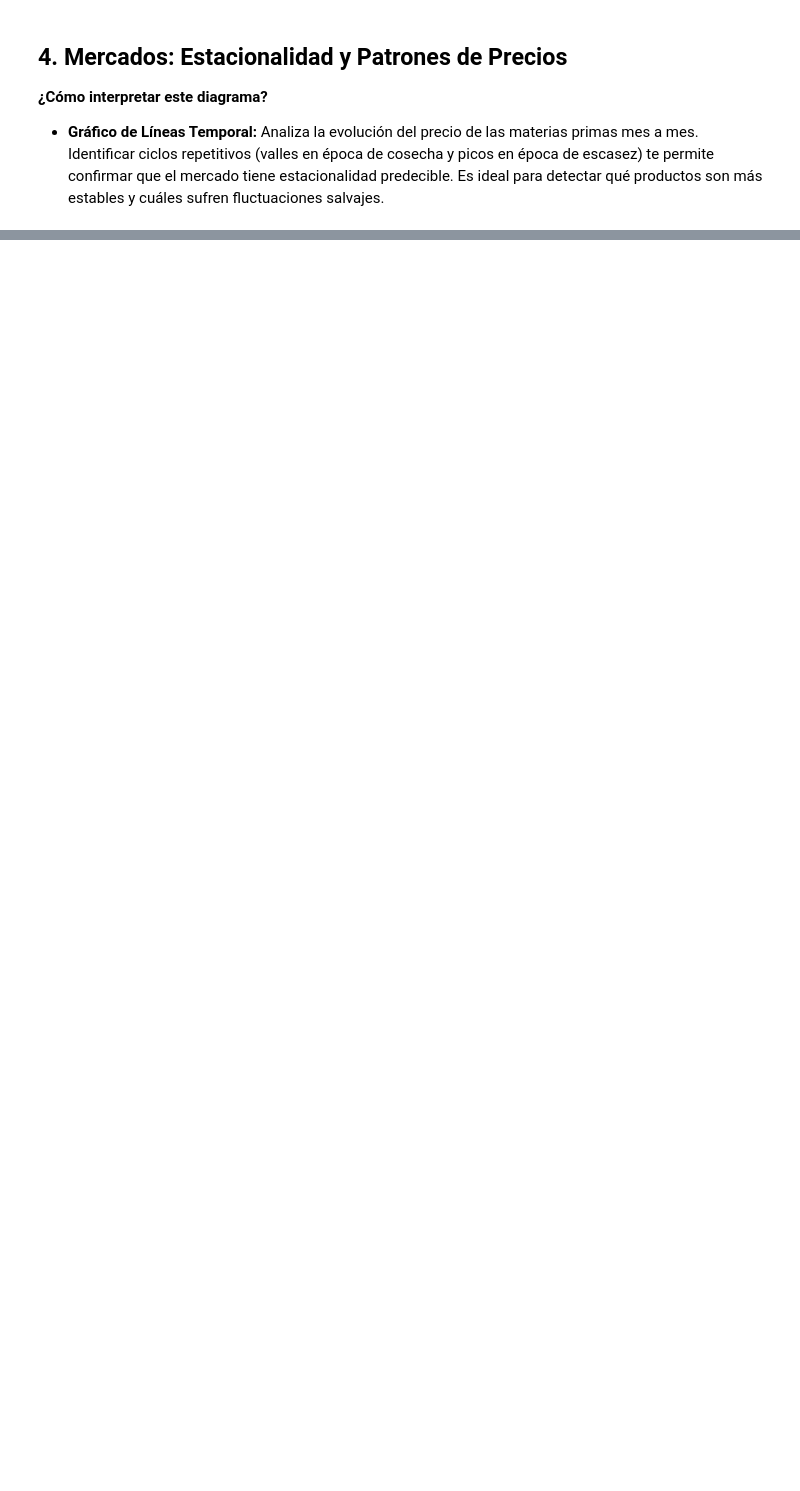
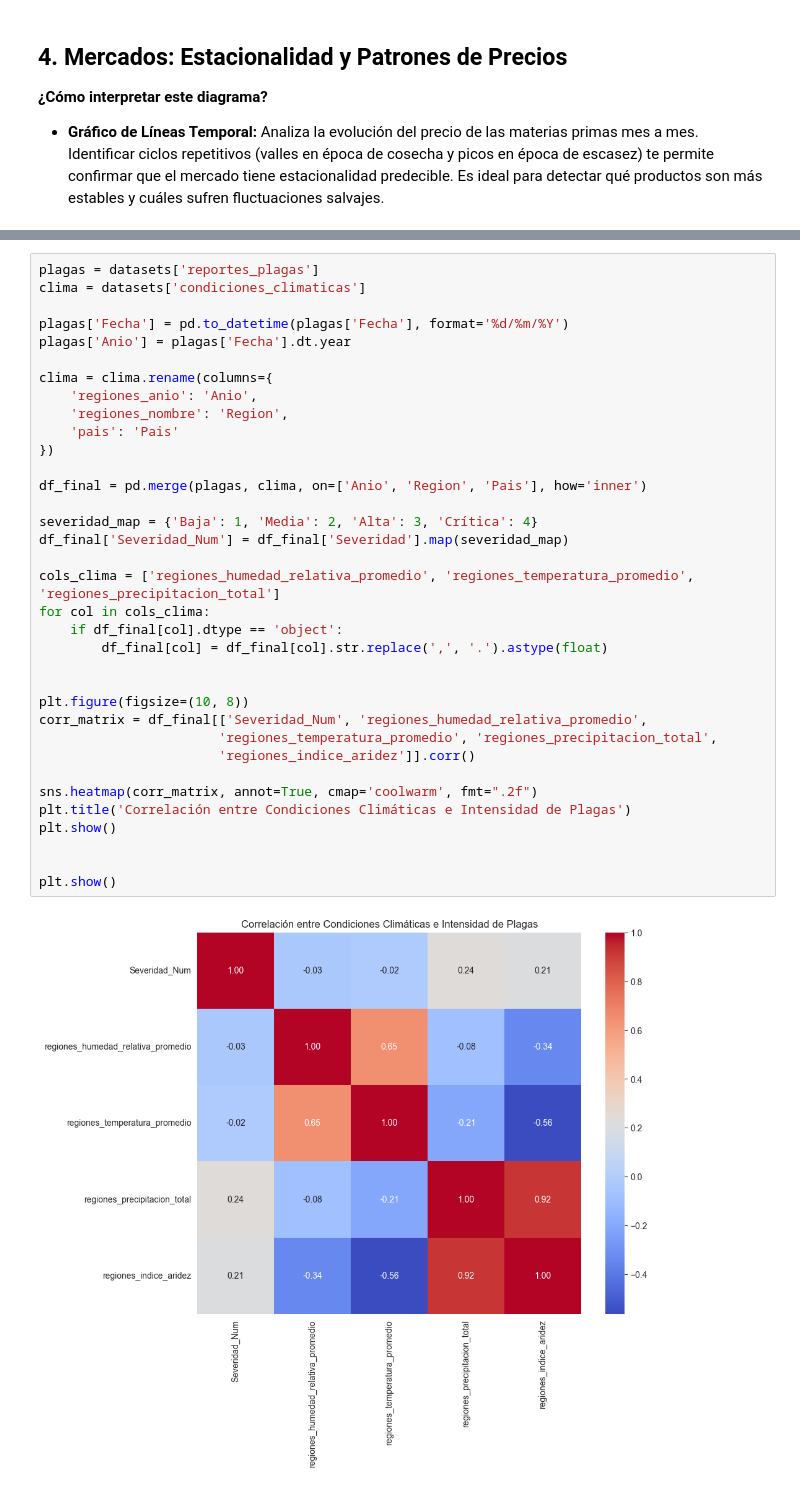
Before and after one commit to AitorBarrera/SBD_Trabajo_Final, a Jupyter notebook: Codigo.ipynb, the cells around one changed output, grey strips where cells are left out. Saved outputs shown, nothing was run; the diff lists cells and outputs as text; blank space fills up the shorter version.

```diff
--- a/Codigo.ipynb
+++ b/Codigo.ipynb
@@ -1776,0 +1802,37 @@ plt.show()
+# %%
+plagas = datasets['reportes_plagas']
+clima = datasets['condiciones_climaticas']
+
+plagas['Fecha'] = pd.to_datetime(plagas['Fecha'], format='%d/%m/%Y')
+plagas['Anio'] = plagas['Fecha'].dt.year
+
+clima = clima.rename(columns={
+    'regiones_anio': 'Anio',
+    'regiones_nombre': 'Region',
+    'pais': 'Pais'
+})
+
+df_final = pd.merge(plagas, clima, on=['Anio', 'Region', 'Pais'], how='inner')
+
+severidad_map = {'Baja': 1, 'Media': 2, 'Alta': 3, 'Crítica': 4}
+df_final['Severidad_Num'] = df_final['Severidad'].map(severidad_map)
+
+cols_clima = ['regiones_humedad_relativa_promedio', 'regiones_temperatura_promedio', 'regiones_precipitacion_total']
+for col in cols_clima:
+    if df_final[col].dtype == 'object':
+        df_final[col] = df_final[col].str.replace(',', '.').astype(float)
+
+
+plt.figure(figsize=(10, 8))
+corr_matrix = df_final[['Severidad_Num', 'regiones_humedad_relativa_promedio',
+                       'regiones_temperatura_promedio', 'regiones_precipitacion_total',
+                       'regiones_indice_aridez']].corr()
+
+sns.heatmap(corr_matrix, annot=True, cmap='coolwarm', fmt=".2f")
+plt.title('Correlación entre Condiciones Climáticas e Intensidad de Plagas')
+plt.show()
+
+
+plt.show()
+# %% [output]
+[figure, added]
```
Also changed, not shown: parts of 41 cells of this notebook.
